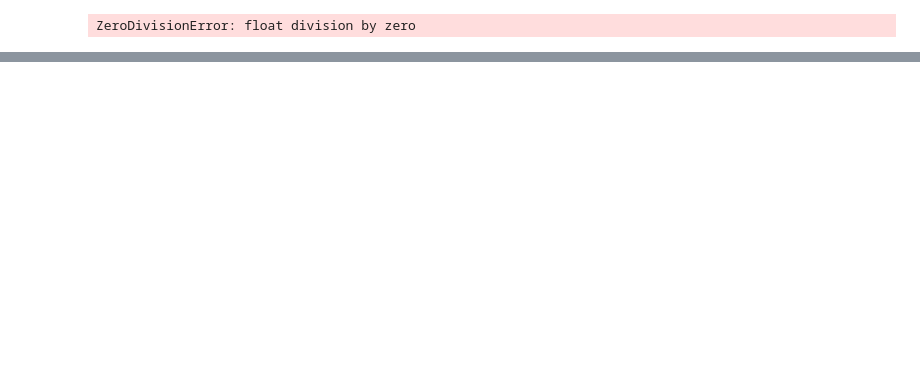
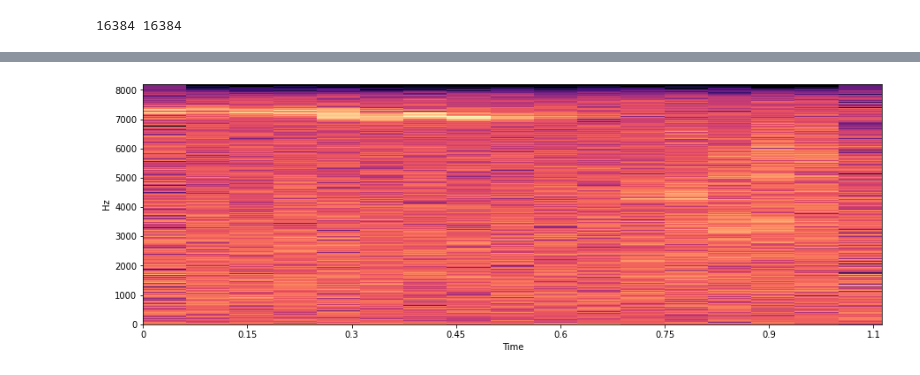
Before and after one commit to ixobert/birds-generation, a Jupyter notebook: src/notebooks/analyze_samples.ipynb, the cells around one changed output, grey strips where cells are left out. Saved outputs shown, nothing was run; the diff lists cells and outputs as text; code cells hidden in the pictures; blank space fills up the shorter version.

```diff
--- a/src/notebooks/analyze_samples.ipynb
+++ b/src/notebooks/analyze_samples.ipynb
@@ -24,11 +24,16 @@ def show_image(image):
 def play_audio(*args, **kwargs):
     return ipd.Audio(*args, **kwargs)
 # %%
-SAMPLES_PATH = "/Users/test/Documents/Projects/Master/xeno-canto/training_data/XC195038-start-1-seg004..mp3"
+SAMPLES_PATH = "/Users/test/Documents/Projects/Master/nips4bplus/test/Aegcau_call/nips4b_birds_trainfile014_0.wav"
 SR = 16384
 # %%
-audio,sr = librosa.load(SAMPLES_PATH)
+audio,sr = librosa.load(SAMPLES_PATH, sr=SR)
+hop_length=1024
 print(len(audio), sr)
+D = librosa.amplitude_to_db(np.abs(librosa.stft(audio, hop_length=hop_length)),
+                            ref=np.max)
+show_spectrogram2(D, y_axis='linear', sr=sr, hop_length=hop_length,
+                         x_axis='time')
 play_audio(audio, rate=SR)
 # %% [output]
-ZeroDivisionError: float division by zero
+16384 16384
@@ -34,0 +41 @@ ZeroDivisionError: float division by zero
+[figure, added]
```
Also changed, not shown: parts of 1 cell of this notebook, 1 other file.
